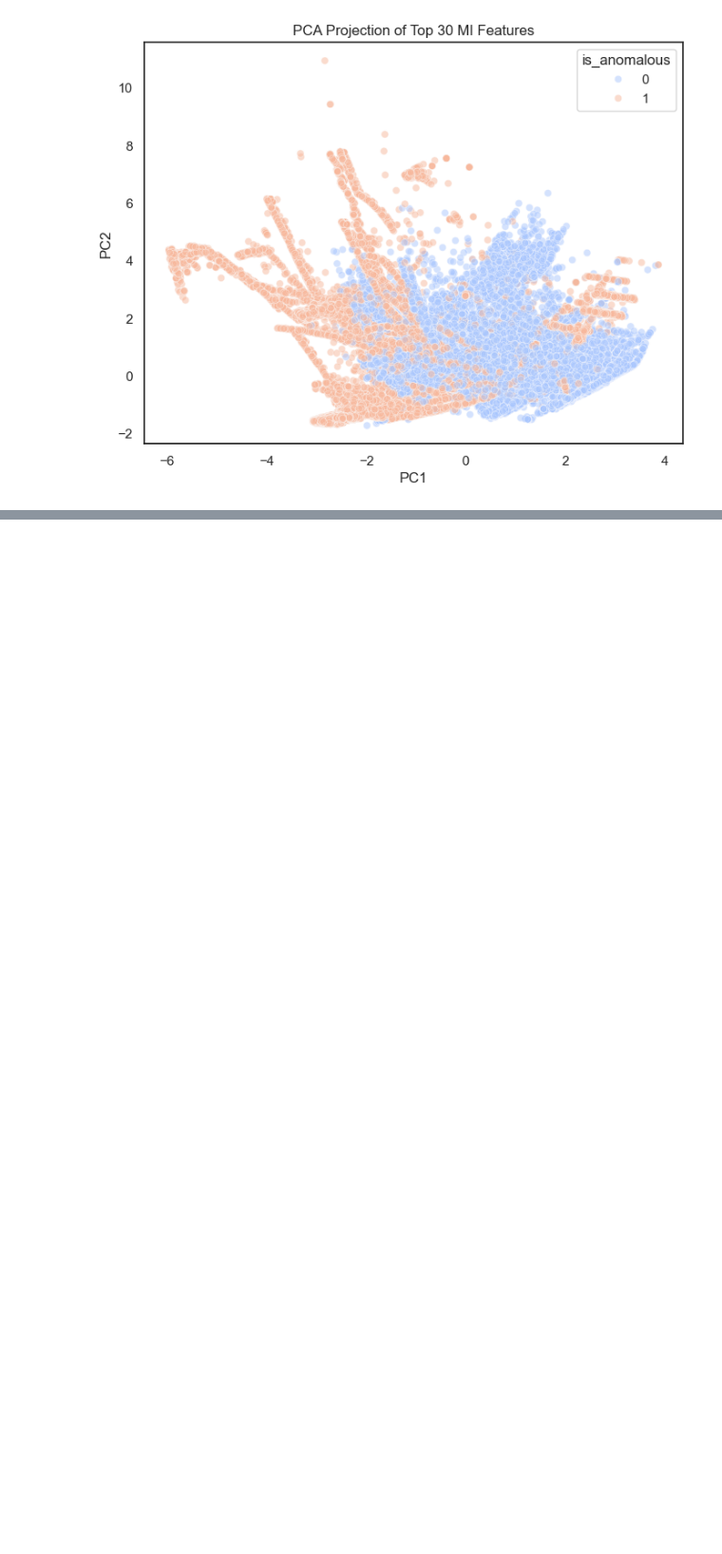
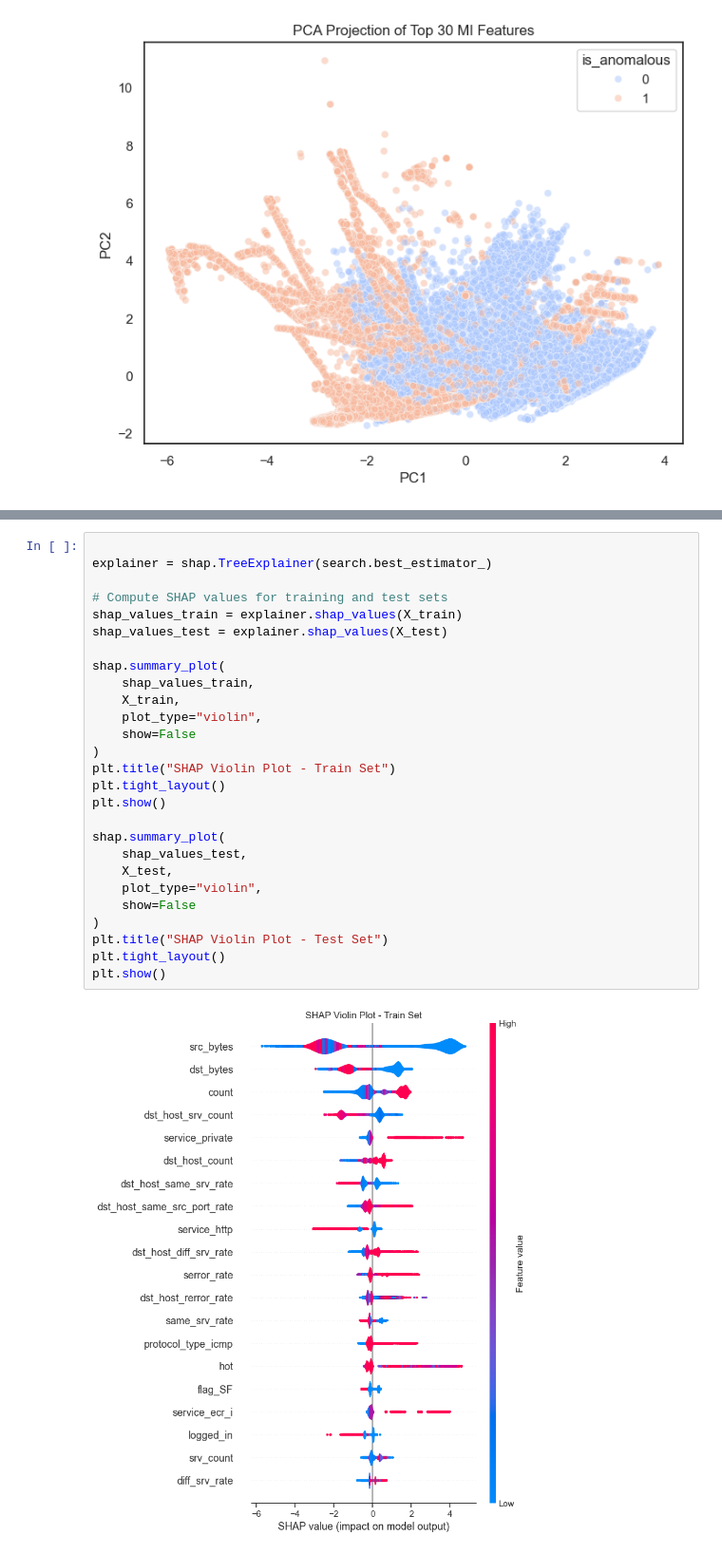
Before and after one commit to INFO-523-SU25/final-project-garcia-kyle, a Jupyter notebook: work.ipynb, the cells around one changed output, grey strips where cells are left out. Shown at 95% size. Cells and saved outputs as stored; diff of their text form; blank space fills up the shorter version.

```diff
--- a/work.ipynb
+++ b/work.ipynb
@@ -478,0 +567,29 @@ plt.show()
+# %%
+
+explainer = shap.TreeExplainer(search.best_estimator_)
+
+# Compute SHAP values for training and test sets
+shap_values_train = explainer.shap_values(X_train)
+shap_values_test = explainer.shap_values(X_test)
+
+shap.summary_plot(
+    shap_values_train,
+    X_train,
+    plot_type="violin",
+    show=False
+)
+plt.title("SHAP Violin Plot - Train Set")
+plt.tight_layout()
+plt.show()
+
+shap.summary_plot(
+    shap_values_test,
+    X_test,
+    plot_type="violin",
+    show=False
+)
+plt.title("SHAP Violin Plot - Test Set")
+plt.tight_layout()
+plt.show()
+# %% [output]
+[figure, added]
```
Also changed, not shown: parts of 11 cells of this notebook.
